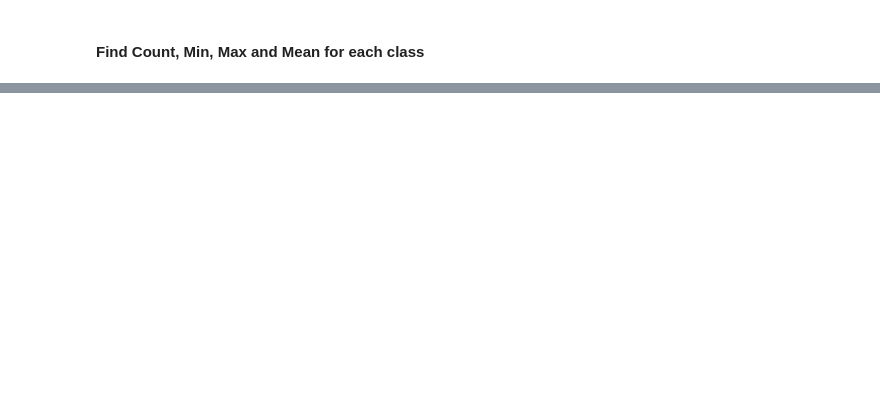
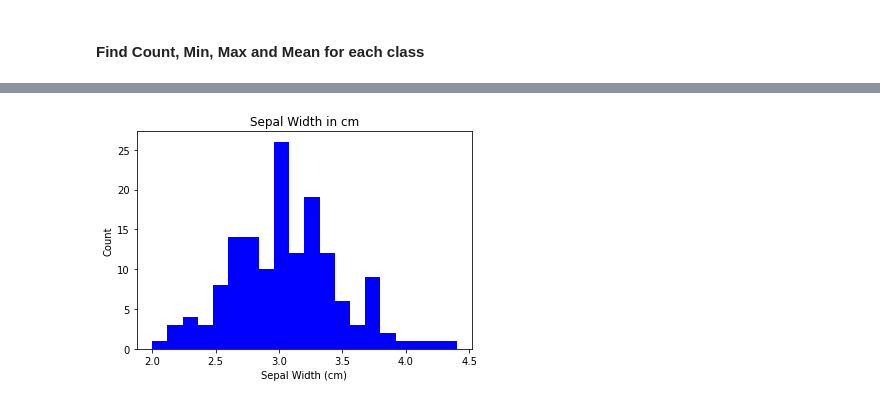
Before and after one commit to pcsukumar/pands-project, a Jupyter notebook: README.ipynb, the cells around one changed output, grey strips where cells are left out. Cells and saved outputs as stored; diff of their text form; code cells hidden in the pictures; blank space fills up the shorter version.

```diff
--- a/README.ipynb
+++ b/README.ipynb
@@ -77,0 +110,9 @@ df.groupby('class').agg(['count', 'min', 'max', 'mean'])
+# %%
+x = df.sepal_width
+plt.hist(x, bins = 20, color = "Blue")
+plt.title("Sepal Width in cm")
+plt.xlabel("Sepal Width (cm)")
+plt.ylabel("Count")
+plt.show()
+# %% [output]
+[figure, added]
```
Also changed, not shown: parts of 14 cells of this notebook, 6 other files.
